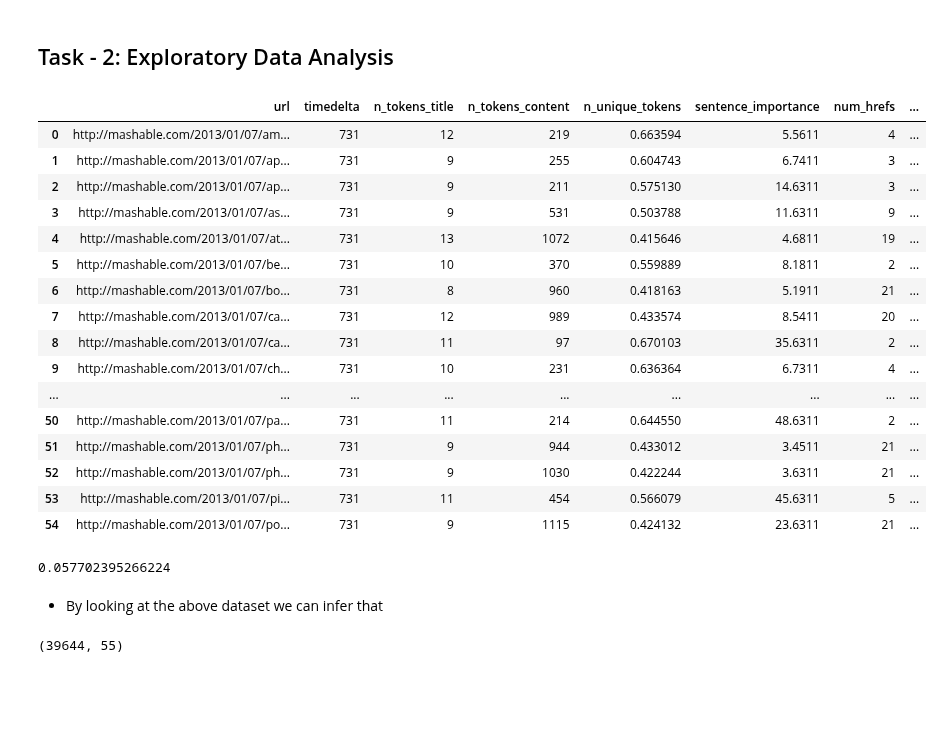
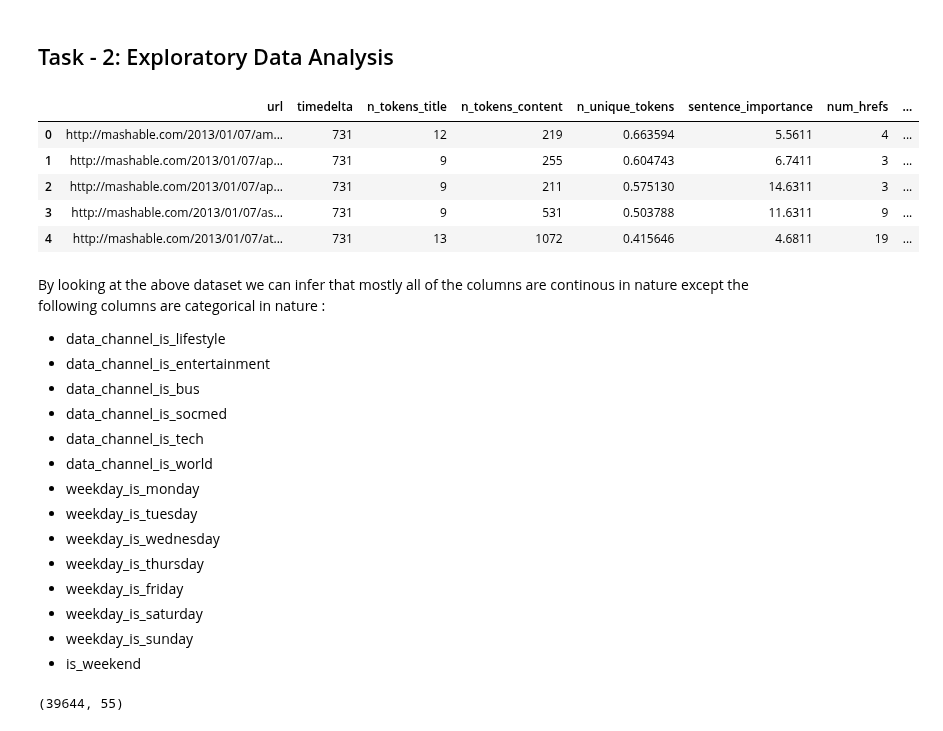
Before and after one commit to sam12321/Online-Article-Analysis, a Jupyter notebook: Edugrad Live Project.ipynb, the cells around one changed output. Drawn from its saved outputs; the diff is of its cells as text; code cells hidden in the pictures; blank space fills up the shorter version.

```diff
--- a/Edugrad Live Project.ipynb
+++ b/Edugrad Live Project.ipynb
@@ -16,32 +16,30 @@ dat = pd.read_csv(r'C:\Users\bhavy\OneDrive\Documents\Edugrad Live Project\Onlin
 # %%
 # displaying first five rows
 pd.set_option('display.max_columns',55)
-dat.head(55)
+dat.head()
 # %% [output]
 |  | url | timedelta | n_tokens_title | n_tokens_content | n_unique_tokens | sentence_importance | num_hrefs | ... |
 | 0 | http://mashable.com/2013/01/07/am... | 731 | 12 | 219 | 0.663594 | 5.5611 | 4 | ... |
 | 1 | http://mashable.com/2013/01/07/ap... | 731 | 9 | 255 | 0.604743 | 6.7411 | 3 | ... |
 | 2 | http://mashable.com/2013/01/07/ap... | 731 | 9 | 211 | 0.575130 | 14.6311 | 3 | ... |
 | 3 | http://mashable.com/2013/01/07/as... | 731 | 9 | 531 | 0.503788 | 11.6311 | 9 | ... |
 | 4 | http://mashable.com/2013/01/07/at... | 731 | 13 | 1072 | 0.415646 | 4.6811 | 19 | ... |
-| 5 | http://mashable.com/2013/01/07/be... | 731 | 10 | 370 | 0.559889 | 8.1811 | 2 | ... |
-| 6 | http://mashable.com/2013/01/07/bo... | 731 | 8 | 960 | 0.418163 | 5.1911 | 21 | ... |
-| 7 | http://mashable.com/2013/01/07/ca... | 731 | 12 | 989 | 0.433574 | 8.5411 | 20 | ... |
-| 8 | http://mashable.com/2013/01/07/ca... | 731 | 11 | 97 | 0.670103 | 35.6311 | 2 | ... |
-| 9 | http://mashable.com/2013/01/07/ch... | 731 | 10 | 231 | 0.636364 | 6.7311 | 4 | ... |
-| ... | ... | ... | ... | ... | ... | ... | ... | ... |
-| 50 | http://mashable.com/2013/01/07/pa... | 731 | 11 | 214 | 0.644550 | 48.6311 | 2 | ... |
-| 51 | http://mashable.com/2013/01/07/ph... | 731 | 9 | 944 | 0.433012 | 3.4511 | 21 | ... |
-| 52 | http://mashable.com/2013/01/07/ph... | 731 | 9 | 1030 | 0.422244 | 3.6311 | 21 | ... |
-| 53 | http://mashable.com/2013/01/07/pi... | 731 | 11 | 454 | 0.566079 | 45.6311 | 5 | ... |
-| 54 | http://mashable.com/2013/01/07/po... | 731 | 9 | 1115 | 0.424132 | 23.6311 | 21 | ... |
-# %%
-corr = corr = dat[' self_reference_avg_sharess']. corr(dat[' shares'])
-corr
-# %% [output]
-0.057702395266224
-# %% [markdown]
-- By looking at the above dataset we can infer that
+# %% [markdown]
+By looking at the above dataset we can infer that mostly all of the columns are continous in nature except the following columns are categorical in nature :
+- data_channel_is_lifestyle
+- data_channel_is_entertainment
+- data_channel_is_bus
+- data_channel_is_socmed
+- data_channel_is_tech
+- data_channel_is_world
+- weekday_is_monday
+- weekday_is_tuesday
+- weekday_is_wednesday
+- weekday_is_thursday
+- weekday_is_friday
+- weekday_is_saturday
+- weekday_is_sunday
+- is_weekend
 # %%
 # getting dimensions of dataset
 dat.shape
```
Also changed, not shown: parts of 5 cells of this notebook.
